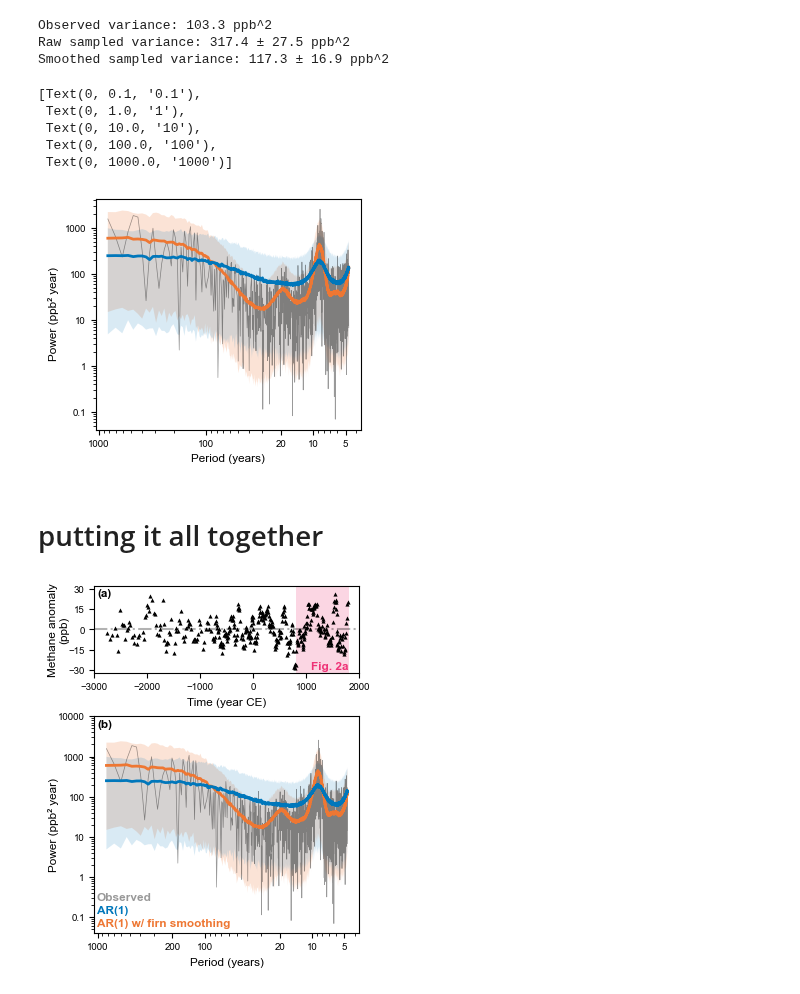
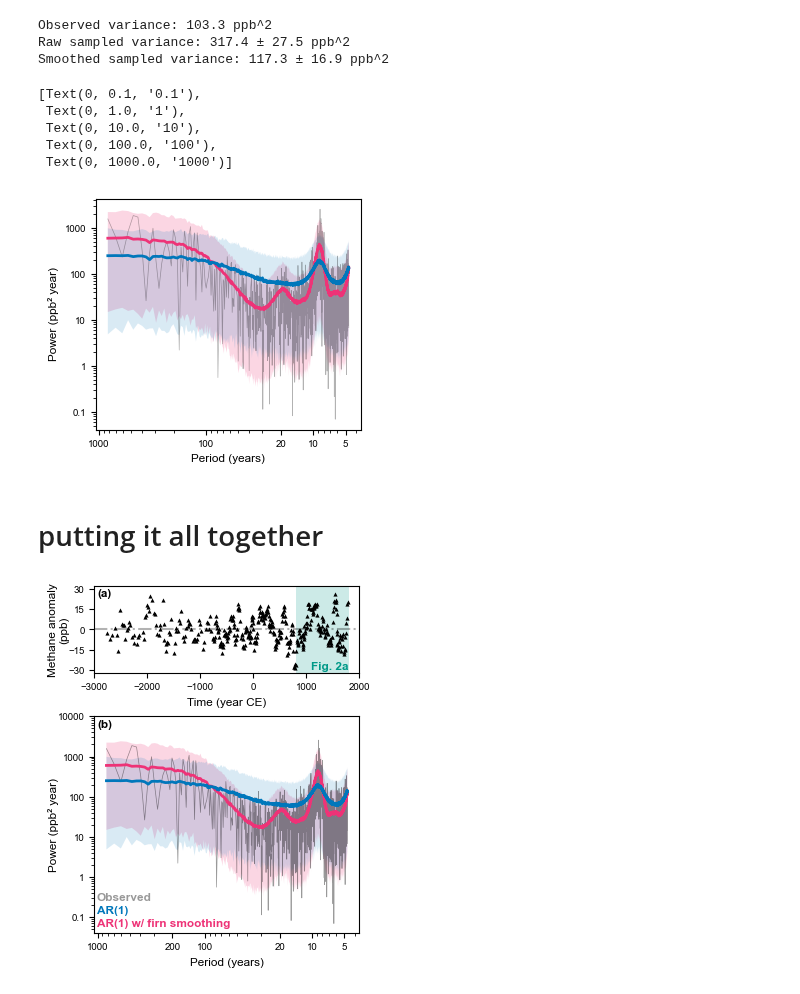
Before and after one commit to ericjmei/methane_noise_forcing, a Jupyter notebook: notebooks/figures_for_publication/power_spectrum.ipynb, the cells around one changed output. Cells and saved outputs as stored; diff of their text form; code cells hidden in the pictures.

```diff
--- a/notebooks/figures_for_publication/power_spectrum.ipynb
+++ b/notebooks/figures_for_publication/power_spectrum.ipynb
@@ -29,7 +29,7 @@ fig_width = fig_width_options["one_column"] # inches, aim for single column
 colors = {
     "obs": "k",
     "red_noise": colors_vibrant["blue"],
-    "red_noise_filtered": colors_vibrant["orange"]
+    "red_noise_filtered": colors_vibrant["magenta"]
 }
 alphas = {
     "red_noise": 0.15,
@@ -195,7 +195,7 @@ ax.plot(
     psd_obs.sel(frequency=frequencies_to_plot).power_spectrum_detrended_unnormalized,
     color=colors["obs"],
     linewidth=0.5,
-    alpha=0.4
+    alpha=0.3
 )
 # plot mean and confidence intervals for sampled noise
 for key in ["red_noise_filtered", "red_noise"]:
@@ -233,7 +233,7 @@ ax.set_yticklabels([str(y) for y in y_tick_labels])
  Text(0, 10.0, '10'),
  Text(0, 100.0, '100'),
  Text(0, 1000.0, '1000')]
-[figure, old version]
+[figure, new version]
 # %% [markdown]
 # putting it all together
 # %%
@@ -270,7 +270,7 @@ ax_ts.plot(
     linestyle="None",
 )
 # add shading for period in figure 2
-ax_ts.axvspan(*time_shading, facecolor=colors_vibrant["magenta"], alpha=0.2, edgecolor="none")
+ax_ts.axvspan(*time_shading, facecolor=colors_vibrant["teal"], alpha=0.2, edgecolor="none")
 ax_ts.axhline(0, color="k", linestyle="-.", alpha=0.3)
 
 ax_ts.set_ylim(ylim)
@@ -294,7 +294,7 @@ ax_ts.text(
     "Fig. 2a",
     va="bottom", ha="right",
     fontweight="bold",
-    color=colors_vibrant["magenta"]
+    color=colors_vibrant["teal"]
 )
 
 ## power spectral density
@@ -353,31 +353,31 @@ ax_psd.text(
 ax_psd.text(
     legend_x, legend_y_start + legend_dy,
     "AR(1)",
     color=colors["red_noise"],
     fontweight="bold",
     ha="left", va="bottom",
     transform=ax_psd.transAxes
 )
 ax_psd.text(
     legend_x, legend_y_start,
     "AR(1) w/ firn smoothing",
     color=colors["red_noise_filtered"],
     fontweight="bold",
     ha="left", va="bottom",
     transform=ax_psd.transAxes
 )
 
 # (3) Top left bold (b)
 ax_psd.text(
     0.01, 0.985,
     "(b)",
     transform=ax_psd.transAxes,
     va="top", ha="left",
     fontweight="bold"
 )
 
 # save figure in pdf format
 name = "fig_1"
 fig.savefig(f"{cfg.paths.figures_dir}/for_publication/{name}.pdf", bbox_inches="tight", dpi=300)
 # %% [output]
-[figure, old version]
+[figure, new version]
```
Also changed, not shown: parts of 1 cell of this notebook, 1 other file.
